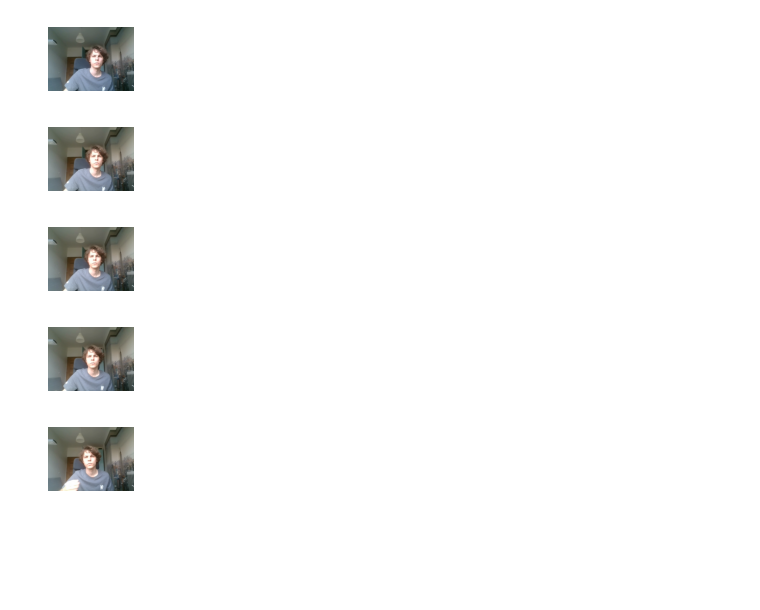
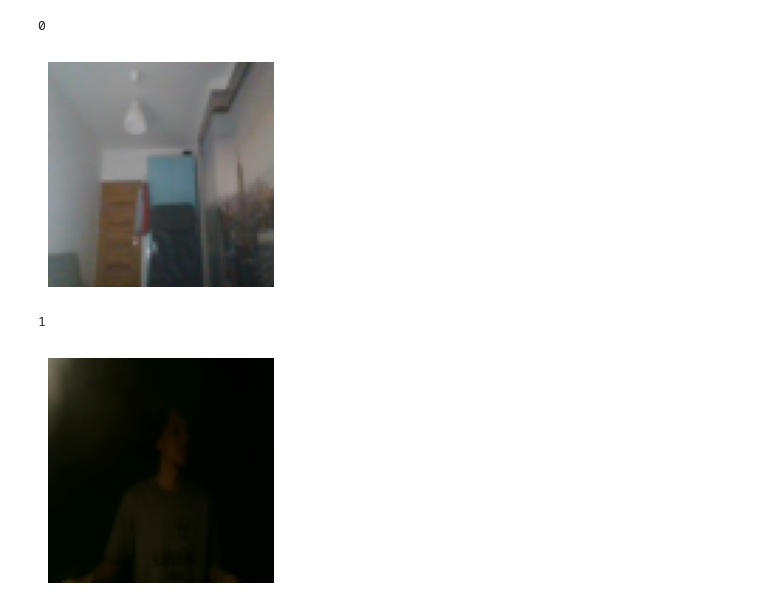
Before and after one commit to mikitomi21/Camera_Detecions, a Jupyter notebook: data_manager.ipynb, the cells around one changed output. Cells and saved outputs as stored; diff of their text form; code cells hidden in the pictures; blank space fills up the shorter version.

Commit message:
Change size of including photo and add label value

```diff
--- a/data_manager.ipynb
+++ b/data_manager.ipynb
@@ -5,18 +5,18 @@ import numpy as np
 import os
 from img_manager import *
 # %%
-DIR = 'img/'
+DIR = 'img/test/'
 images, labels = load_data(DIR)
 
-LEN = 5
+LEN = 2
 for i in range(LEN):
+    print(labels[i*4])
     plt.subplot(1,LEN,i+1)
     plt.axis('off')
-    plt.imshow(images[i*LEN])
+    plt.imshow(images[i*4])
     plt.show()
 # %% [output]
+0
-[figure, old version]
+[figure, new version]
+1
-[figure, old version]
+[figure, new version]
-[figure, removed]
-[figure, removed]
-[figure, removed]
```
Also changed, not shown: parts of 2 cells of this notebook, 10 other files.
